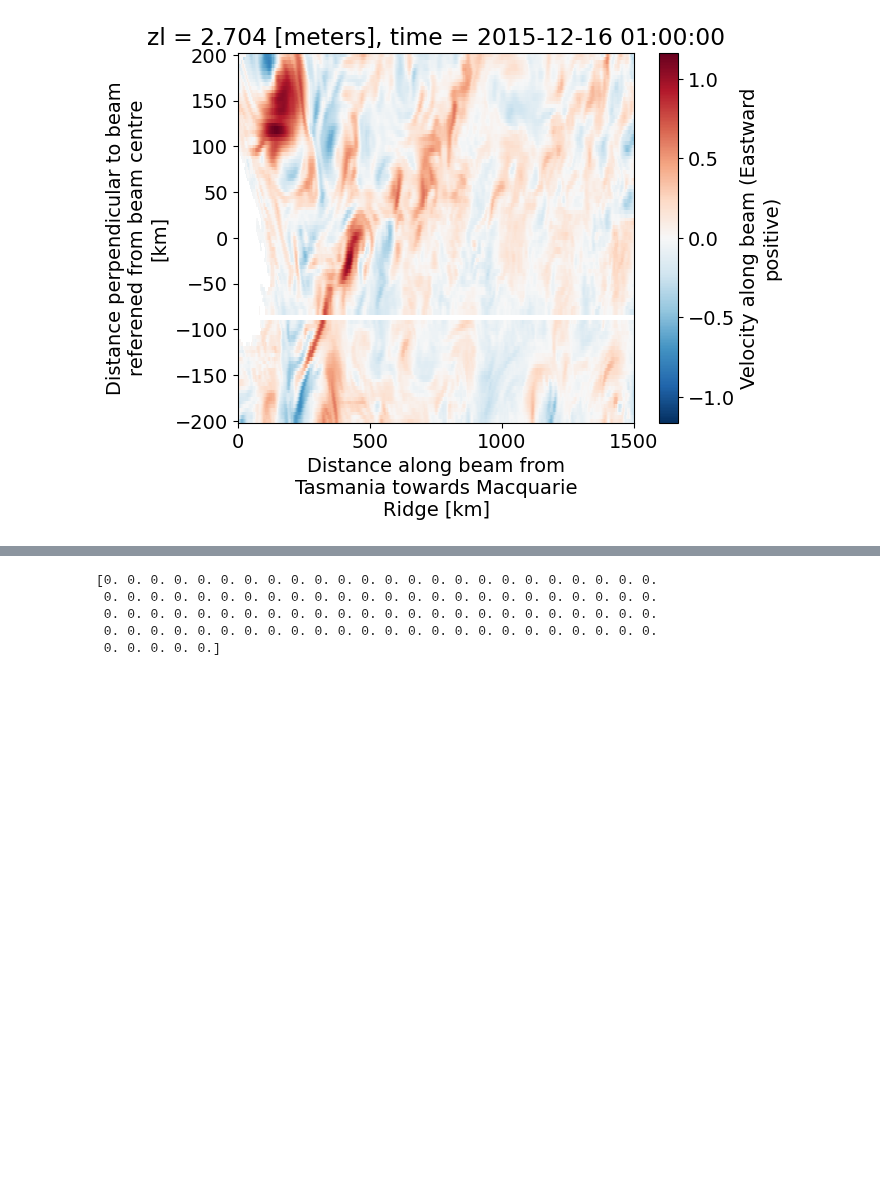
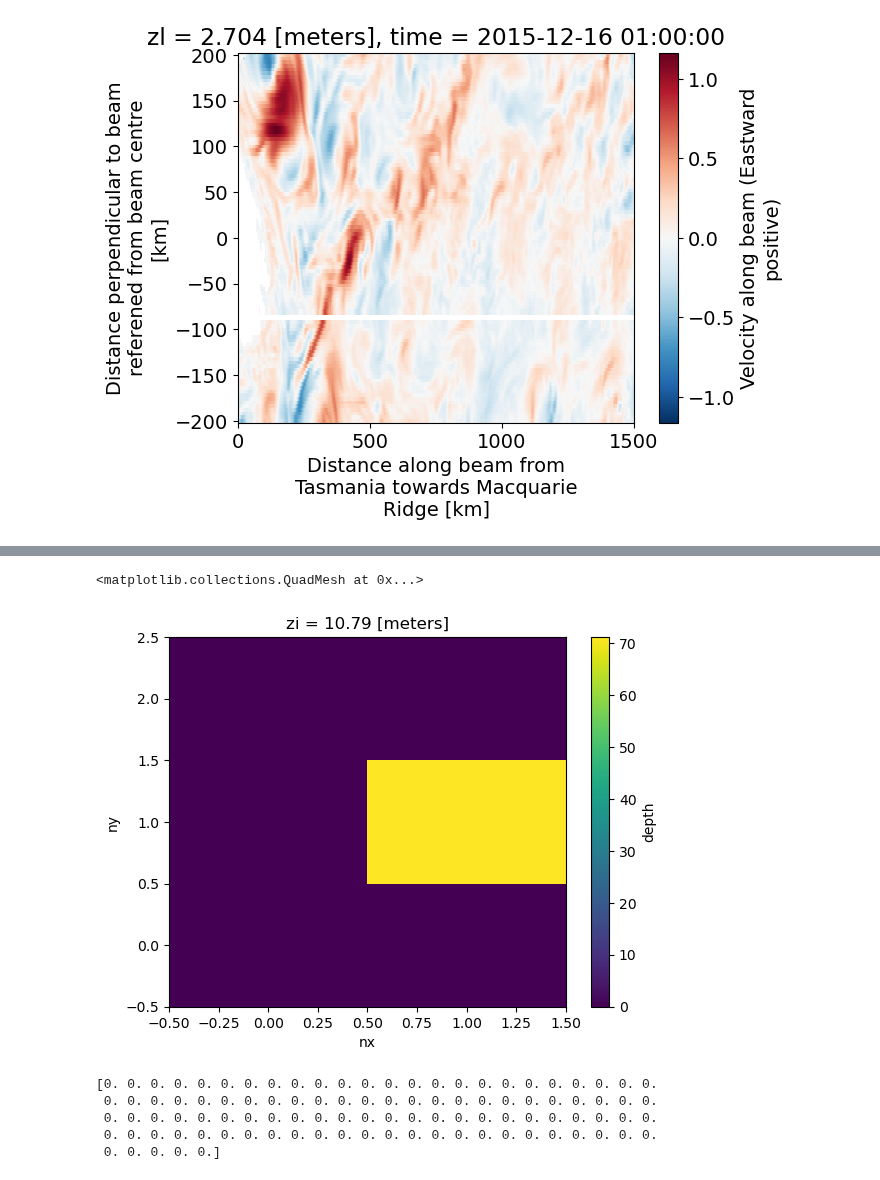
Before and after one commit to ashjbarnes/tasman-tides, a Jupyter notebook: notebooks/troubleshooting/fix broken outputs.ipynb, the cells around one changed output, grey strips where cells are left out. Drawn from its saved outputs; the diff is of its cells as text; code cells hidden in the pictures; blank space fills up the shorter version.

```diff
--- a/notebooks/troubleshooting/fix broken outputs.ipynb
+++ b/notebooks/troubleshooting/fix broken outputs.ipynb
@@ -253,3 +385,10 @@ plt.show()
+# %%
+t = 7.1163295587294130e+1
+import numpy as np
+bathy.depth.where(np.abs(bathy.depth - t) > 0.01,0).isel(nx = slice(228,230),ny = slice(739,742)).plot()
+# %% [output]
+<matplotlib.collections.QuadMesh at 0x...>
+[figure, added]
 # %%
 culprit_fixed = culprit.assign_coords(yb = true)
 print(true - culprit_fixed.yb.values)
```
Also changed, not shown: parts of 7 cells of this notebook, 33 other files.
